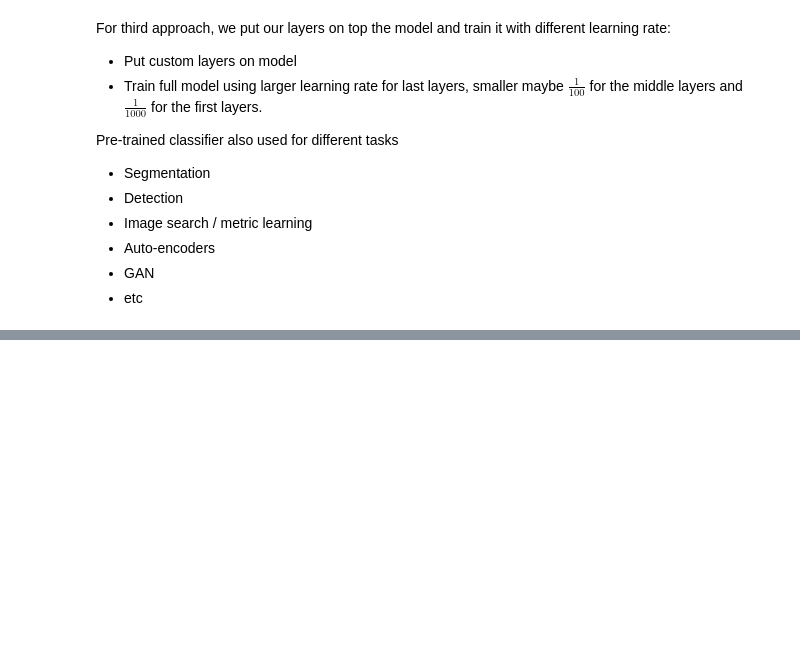
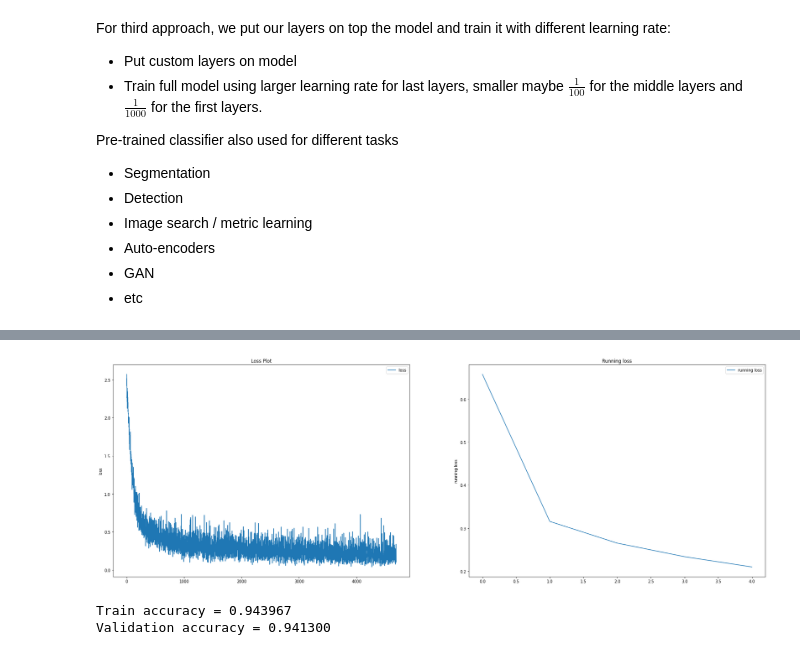
Before and after one commit to amareyah/MaxinAI_Education, a Jupyter notebook: dl_notes.ipynb, the cells around one changed output, grey strips where cells are left out. Saved outputs shown, nothing was run; the diff lists cells and outputs as text; code cells hidden in the pictures; blank space fills up the shorter version.

```diff
--- a/dl_notes.ipynb
+++ b/dl_notes.ipynb
@@ -171,0 +372,3 @@ plt.imshow(img1)
+# %%
+device = torch.device('cuda:0' if torch.cuda.is_available() else 'cpu')
+device
@@ -171,0 +377,2 @@ plt.imshow(img1)
+# %%
+model = model.to(device)
@@ -171,0 +457,9 @@ plt.imshow(img1)
+# %%
+loss_results, running_loss_results = train(model=model,
+                                           train_loader = trainloader,
+                                           valid_loader = valloader,
+                                           validator_func = validator,
+                                           optimizer = optim.RMSprop,
+                                           criteria = nn.NLLLoss,
+                                           device = device,
+                                           lr=0.01)
@@ -171,0 +484,25 @@ plt.imshow(img1)
+# %%
+  def plot_loss(losses, running_losses):
+    a = 0
+    plt.figure(figsize=(30,10))
+    plt.subplot(121)
+    plt.plot(range(len(losses[a:])), losses[a:], label='loss')
+    plt.title("Loss Plot")
+    plt.ylabel('loss')
+    plt.legend()
+
+    plt.subplot(122)
+    plt.plot(range(len(running_losses[a:])), running_losses[a:], label='running loss')
+    plt.title("Running loss")
+    plt.ylabel('running loss')
+    plt.legend()
+# %%
+plot_loss(loss_results, running_loss_results)
+# %% [output]
+[figure, added]
+# %%
+validator(model, trainloader, train=True)
+validator(model, valloader, train=False)
+# %% [output]
+Train accuracy = 0.943967
+Validation accuracy = 0.941300
```
Also changed, not shown: parts of 88 cells of this notebook.
